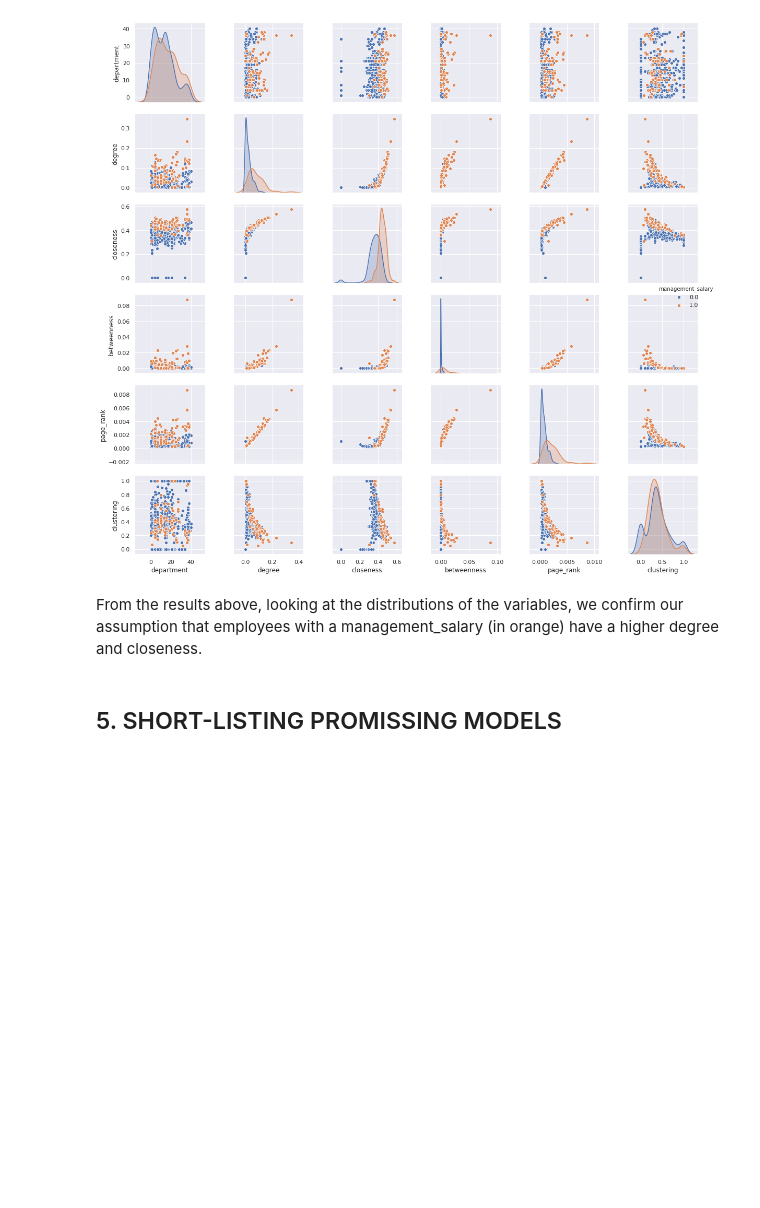
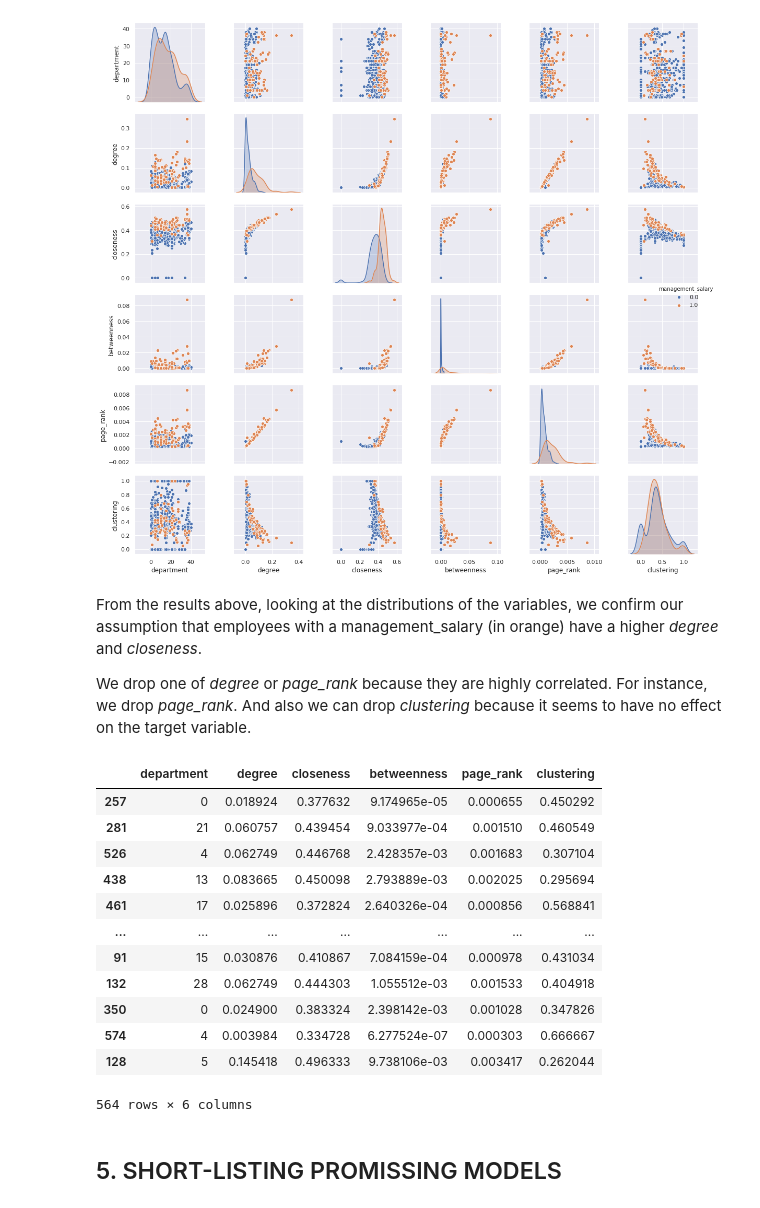
Before and after one commit to Albert-AGM/email_network, a Jupyter notebook: email_network.ipynb, the cells around one changed output. Saved outputs shown, nothing was run; the diff lists cells and outputs as text; code cells hidden in the pictures; blank space fills up the shorter version.

```diff
--- a/email_network.ipynb
+++ b/email_network.ipynb
@@ -303,4 +303,22 @@ plt.tight_layout()
 # %% [output]
 [figure]
 # %% [markdown]
-From the results above, looking at the distributions of the variables, we confirm our assumption that employees with a management_salary (in orange) have a higher degree and closeness.
+From the results above, looking at the distributions of the variables, we confirm our assumption that employees with a management_salary (in orange) have a higher *degree* and *closeness*.
+
+We drop one of *degree* or *page_rank* because they are highly correlated. For instance, we drop *page_rank*. And also we can drop *clustering* because it seems to have no effect on the target variable.
+# %%
+X_train
+# %% [output]
+|  | department | degree | closeness | betweenness | page_rank | clustering |
+| 257 | 0 | 0.018924 | 0.377632 | 9.174965e-05 | 0.000655 | 0.450292 |
+| 281 | 21 | 0.060757 | 0.439454 | 9.033977e-04 | 0.001510 | 0.460549 |
+| 526 | 4 | 0.062749 | 0.446768 | 2.428357e-03 | 0.001683 | 0.307104 |
+| 438 | 13 | 0.083665 | 0.450098 | 2.793889e-03 | 0.002025 | 0.295694 |
+| 461 | 17 | 0.025896 | 0.372824 | 2.640326e-04 | 0.000856 | 0.568841 |
+| ... | ... | ... | ... | ... | ... | ... |
+| 91 | 15 | 0.030876 | 0.410867 | 7.084159e-04 | 0.000978 | 0.431034 |
+| 132 | 28 | 0.062749 | 0.444303 | 1.055512e-03 | 0.001533 | 0.404918 |
+| 350 | 0 | 0.024900 | 0.383324 | 2.398142e-03 | 0.001028 | 0.347826 |
+| 574 | 4 | 0.003984 | 0.334728 | 6.277524e-07 | 0.000303 | 0.666667 |
+| 128 | 5 | 0.145418 | 0.496333 | 9.738106e-03 | 0.003417 | 0.262044 |
+564 rows × 6 columns
```
Also changed, not shown: parts of 55 cells of this notebook.
